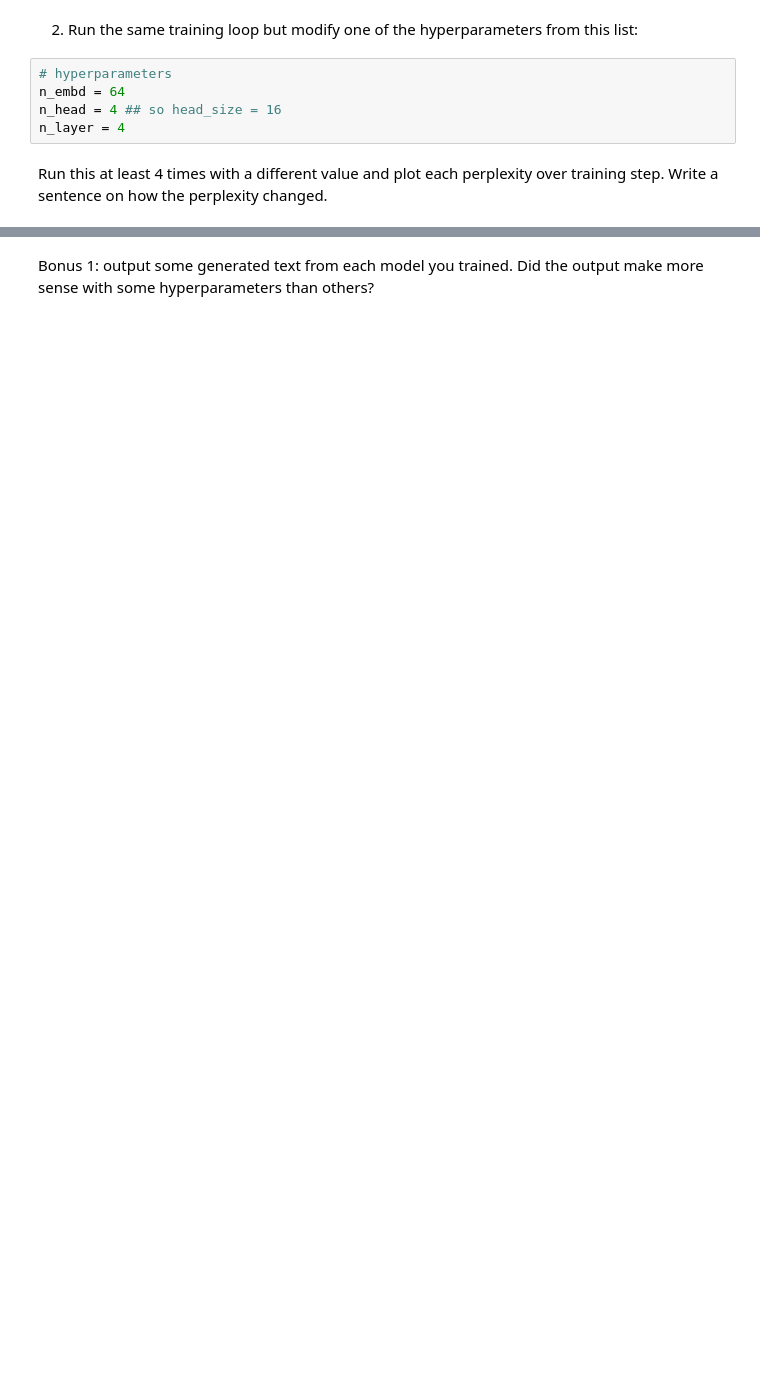
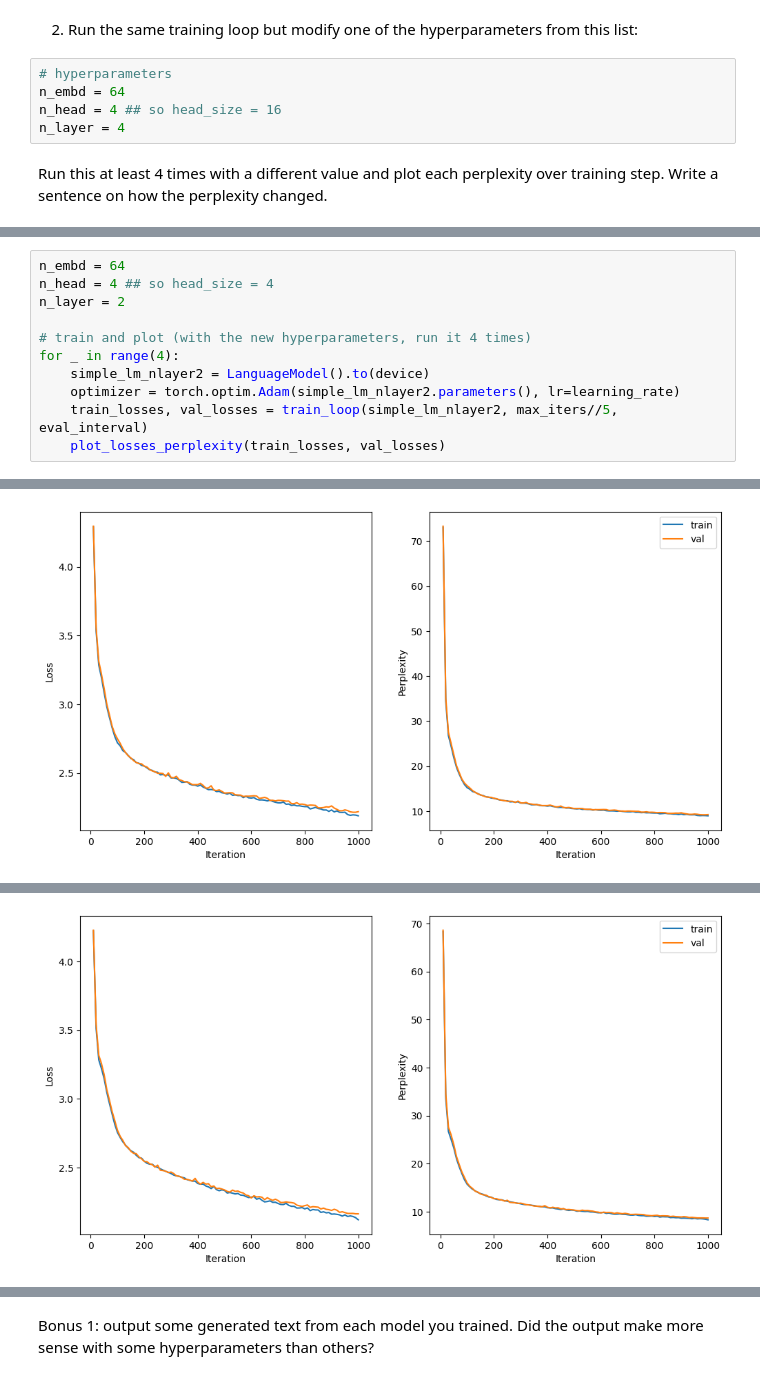
Before and after one commit to azzaea/ai-science-training-series, a Jupyter notebook: 05_llm_part2/LLM_part02.ipynb, the cells around one changed output, grey strips where cells are left out. Saved outputs shown, nothing was run; the diff lists cells and outputs as text; blank space fills up the shorter version.

```diff
--- a/05_llm_part2/LLM_part02.ipynb
+++ b/05_llm_part2/LLM_part02.ipynb
@@ -921,0 +1057,12 @@ for _ in range(4):
+# %%
+n_embd = 64
+n_head = 4 ## so head_size = 4
+n_layer = 2
+
+# train and plot (with the new hyperparameters, run it 4 times)
+for _ in range(4):
+    simple_lm_nlayer2 = LanguageModel().to(device)
+    optimizer = torch.optim.Adam(simple_lm_nlayer2.parameters(), lr=learning_rate)
+    train_losses, val_losses = train_loop(simple_lm_nlayer2, max_iters//5, eval_interval)
+    plot_losses_perplexity(train_losses, val_losses)
+# %% [output]
@@ -921,0 +1086 @@ for _ in range(4):
+[figure, added]
@@ -921,0 +1104 @@ for _ in range(4):
+[figure, added]
```
Also changed, not shown: parts of 35 cells of this notebook.
